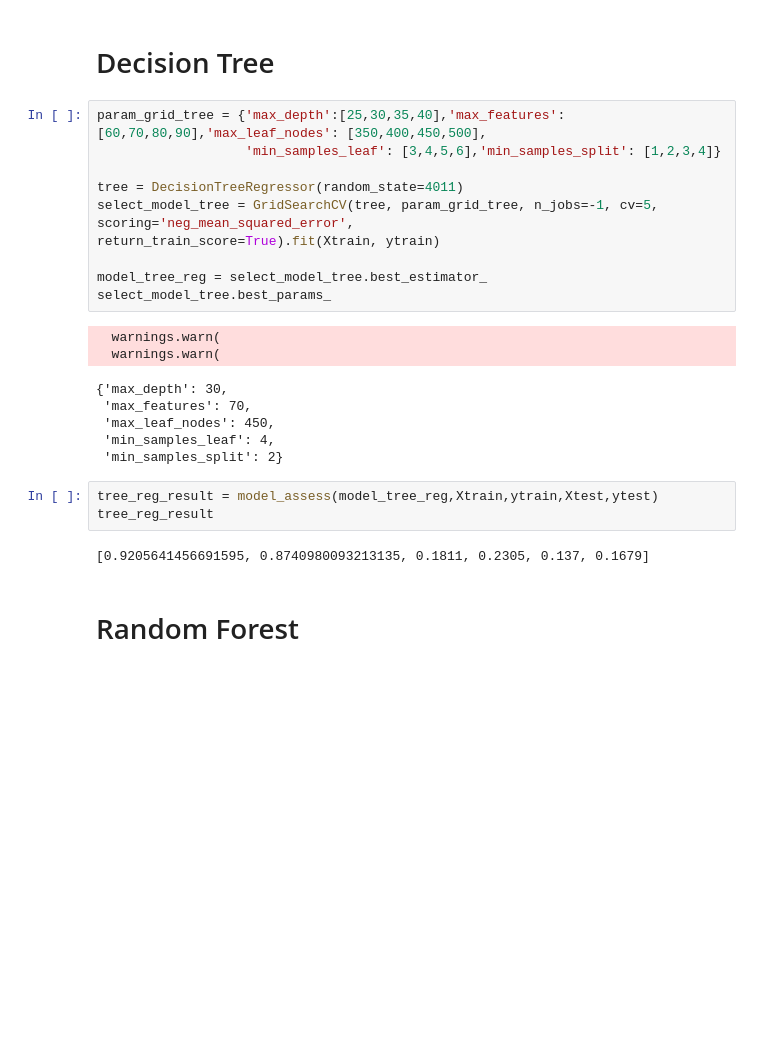
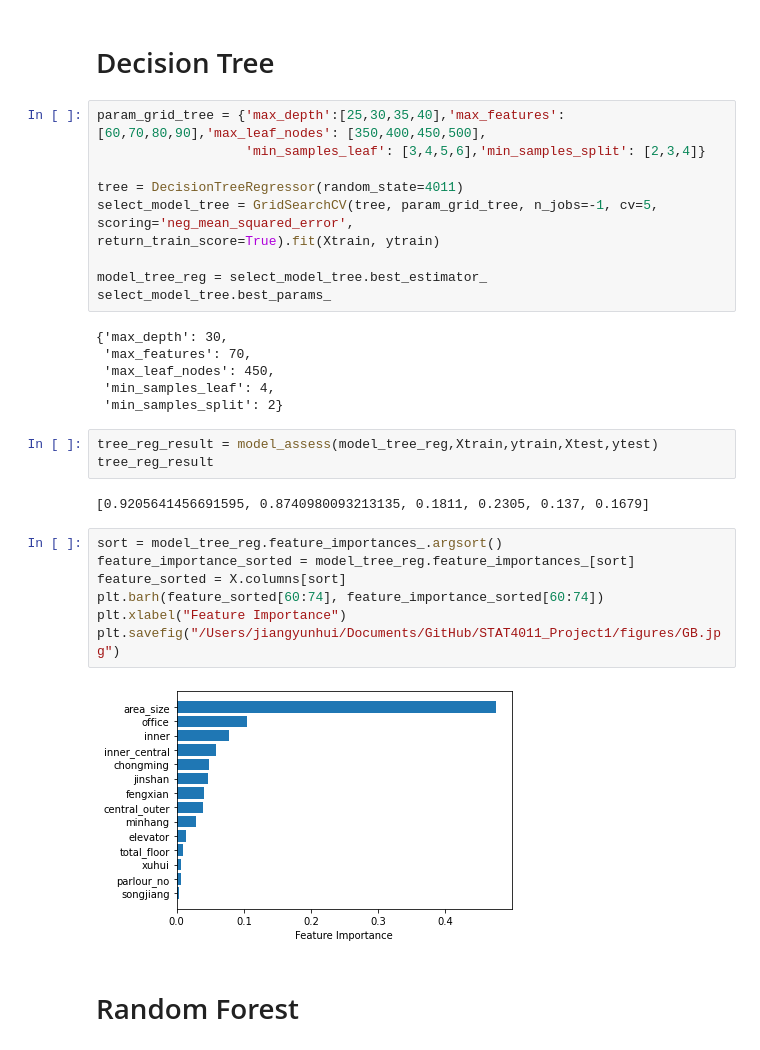
Before and after one commit to hyj55/STAT4011_Project1, a Jupyter notebook: code/model.ipynb, the cells around one changed output. Saved outputs shown, nothing was run; the diff lists cells and outputs as text; blank space fills up the shorter version.

```diff
--- a/code/model.ipynb
+++ b/code/model.ipynb
@@ -161,7 +160,7 @@ svr_result
 # Decision Tree
 # %%
 param_grid_tree = {'max_depth':[25,30,35,40],'max_features': [60,70,80,90],'max_leaf_nodes': [350,400,450,500],
-                   'min_samples_leaf': [3,4,5,6],'min_samples_split': [1,2,3,4]}
+                   'min_samples_leaf': [3,4,5,6],'min_samples_split': [2,3,4]}
 
 tree = DecisionTreeRegressor(random_state=4011)
 select_model_tree = GridSearchCV(tree, param_grid_tree, n_jobs=-1, cv=5,
@@ -171,18 +170,25 @@ return_train_score=True).fit(Xtrain, ytrain)
 model_tree_reg = select_model_tree.best_estimator_
 select_model_tree.best_params_
 # %% [output]
-  warnings.warn(
-  warnings.warn(
+{'max_depth': 30,
+ 'max_features': 70,
+ 'max_leaf_nodes': 450,
+ 'min_samples_leaf': 4,
+ 'min_samples_split': 2}
-{'max_depth': 30,
- 'max_features': 70,
- 'max_leaf_nodes': 450,
- 'min_samples_leaf': 4,
- 'min_samples_split': 2}
 # %%
 tree_reg_result = model_assess(model_tree_reg,Xtrain,ytrain,Xtest,ytest)
 tree_reg_result
 # %% [output]
 [0.9205641456691595, 0.8740980093213135, 0.1811, 0.2305, 0.137, 0.1679]
+# %%
+sort = model_tree_reg.feature_importances_.argsort()
+feature_importance_sorted = model_tree_reg.feature_importances_[sort]
+feature_sorted = X.columns[sort]
+plt.barh(feature_sorted[60:74], feature_importance_sorted[60:74])
+plt.xlabel("Feature Importance")
+plt.savefig("/Users/jiangyunhui/Documents/GitHub/STAT4011_Project1/figures/GB.jpg")
+# %% [output]
+[figure, added]
 # %% [markdown]
 # Random Forest
 # %%
```
Also changed, not shown: parts of 28 cells of this notebook, 2 other files.
